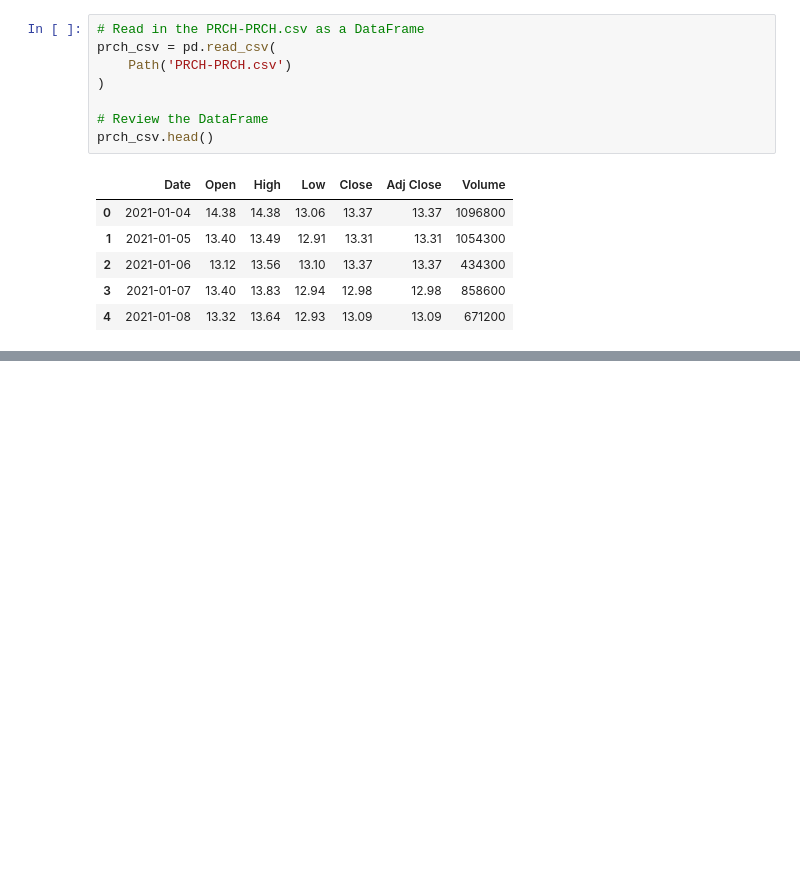
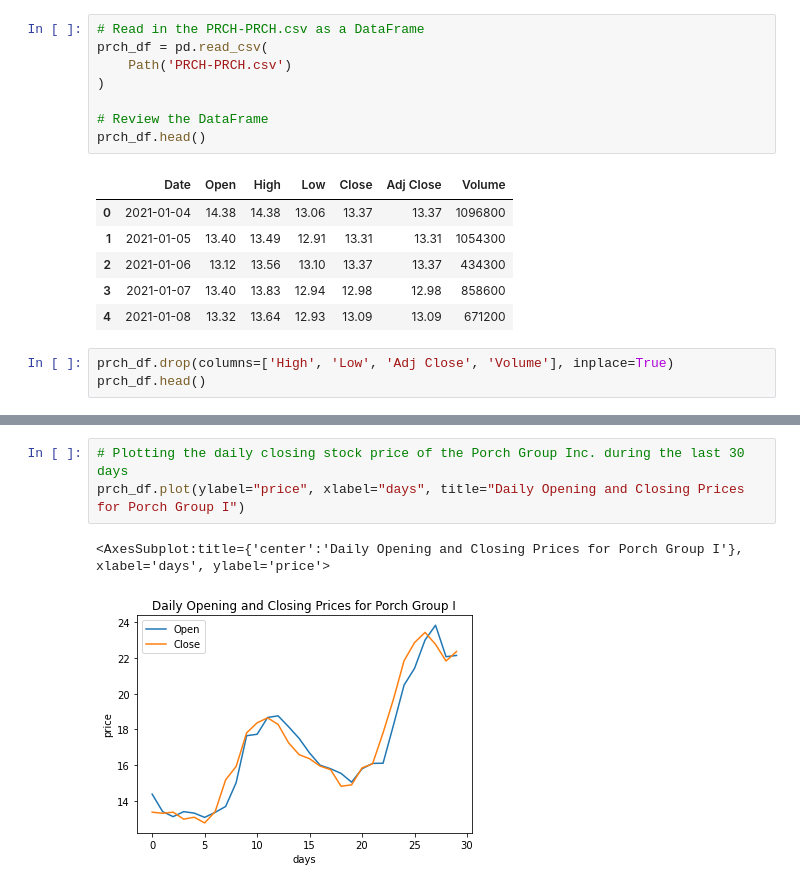
Before and after one commit to mikehoo92/IPOArbitrage, a Jupyter notebook: Untitled.ipynb, the cells around one changed output, grey strips where cells are left out. Saved outputs shown, nothing was run; the diff lists cells and outputs as text; blank space fills up the shorter version.

```diff
--- a/Untitled.ipynb
+++ b/Untitled.ipynb
@@ -40,11 +61,11 @@ dash_csv.head()
 # %%
 # Read in the PRCH-PRCH.csv as a DataFrame
-prch_csv = pd.read_csv(
+prch_df = pd.read_csv(
     Path('PRCH-PRCH.csv')
 )
 
 # Review the DataFrame
-prch_csv.head()
+prch_df.head()
 # %% [output]
 |  | Date | Open | High | Low | Close | Adj Close | Volume |
 | 0 | 2021-01-04 | 14.38 | 14.38 | 13.06 | 13.37 | 13.37 | 1096800 |
@@ -52,3 +73,6 @@ prch_csv.head()
 | 2 | 2021-01-06 | 13.12 | 13.56 | 13.10 | 13.37 | 13.37 | 434300 |
 | 3 | 2021-01-07 | 13.40 | 13.83 | 12.94 | 12.98 | 12.98 | 858600 |
 | 4 | 2021-01-08 | 13.32 | 13.64 | 12.93 | 13.09 | 13.09 | 671200 |
+# %%
+prch_df.drop(columns=['High', 'Low', 'Adj Close', 'Volume'], inplace=True)
+prch_df.head()
@@ -99,0 +163,6 @@ currency_csv.head()
+# %%
+# Plotting the daily closing stock price of the Porch Group Inc. during the last 30 days
+prch_df.plot(ylabel="price", xlabel="days", title="Daily Opening and Closing Prices for Porch Group I")
+# %% [output]
+<AxesSubplot:title={'center':'Daily Opening and Closing Prices for Porch Group I'}, xlabel='days', ylabel='price'>
+[figure, added]
```
Also changed, not shown: parts of 20 cells of this notebook.
